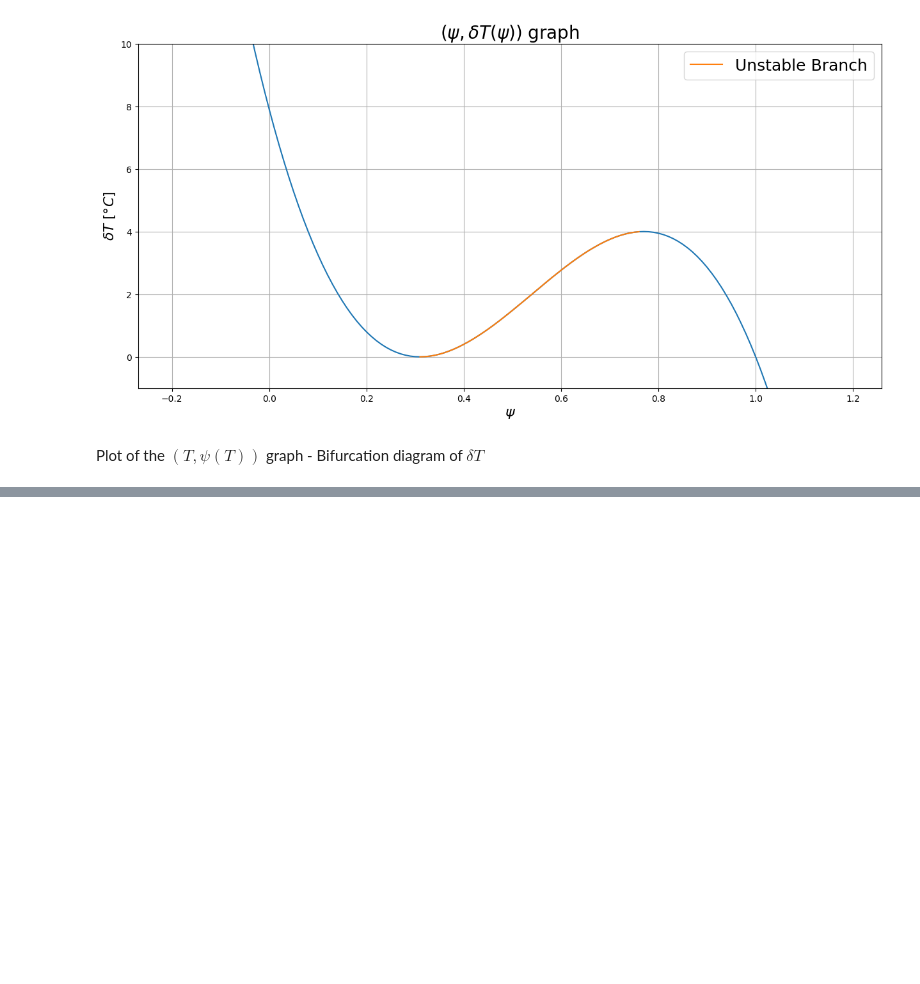
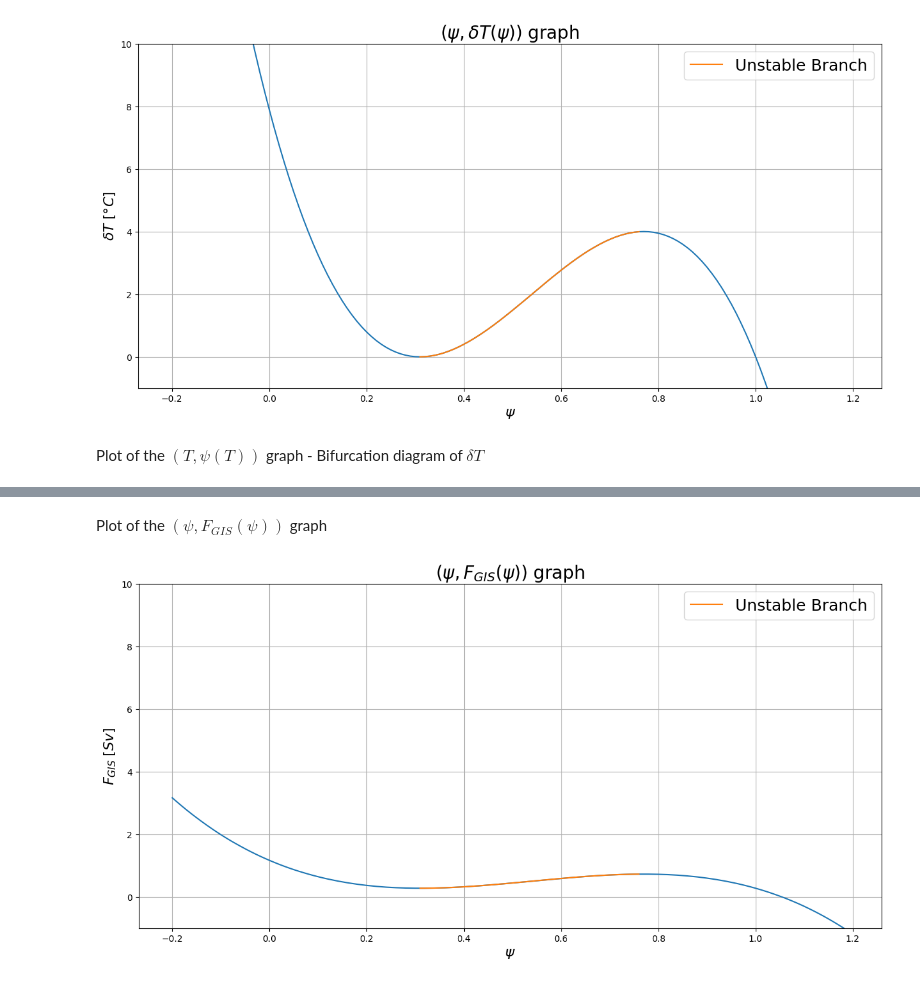
Before and after one commit to AmauryLaridon/LPHYS2299-Master-s-Thesis, a Jupyter notebook: SURFER/SURFER - Tipping Module Calibration/Tipping Module Calibration.ipynb, the cells around one changed output, grey strips where cells are left out. Saved outputs shown, nothing was run; the diff lists cells and outputs as text; code cells hidden in the pictures; blank space fills up the shorter version.

```diff
--- a/SURFER/SURFER - Tipping Module Calibration/Tipping Module Calibration.ipynb
+++ b/SURFER/SURFER - Tipping Module Calibration/Tipping Module Calibration.ipynb
@@ -329,0 +360,17 @@ plt.show()
+# %% [markdown]
+Plot of the $(\psi, F_{GIS}(\psi))$ graph
+# %%
+fig, ax = plt.subplots(1,1,figsize=(15,7))
+
+plt.plot(psi_range, F_fct_psi)
+plt.plot(unstable_psi, F_fct_psi_unstable, color = "tab:orange", label="Unstable Branch")
+ax.set_xlabel(r"$\psi$", fontsize=16)
+ax.set_ylabel(r"$F_{GIS}\;[Sv]$", fontsize=16)
+ax.set_ybound([-1,10])
+plt.title(r"$(\psi, F_{GIS}(\psi))$ graph", fontsize = 20)
+plt.legend(fontsize=18)
+plt.grid()
+
+plt.show()
+# %% [output]
+[figure, added]
```
Also changed, not shown: parts of 12 cells of this notebook, 2 other files.
